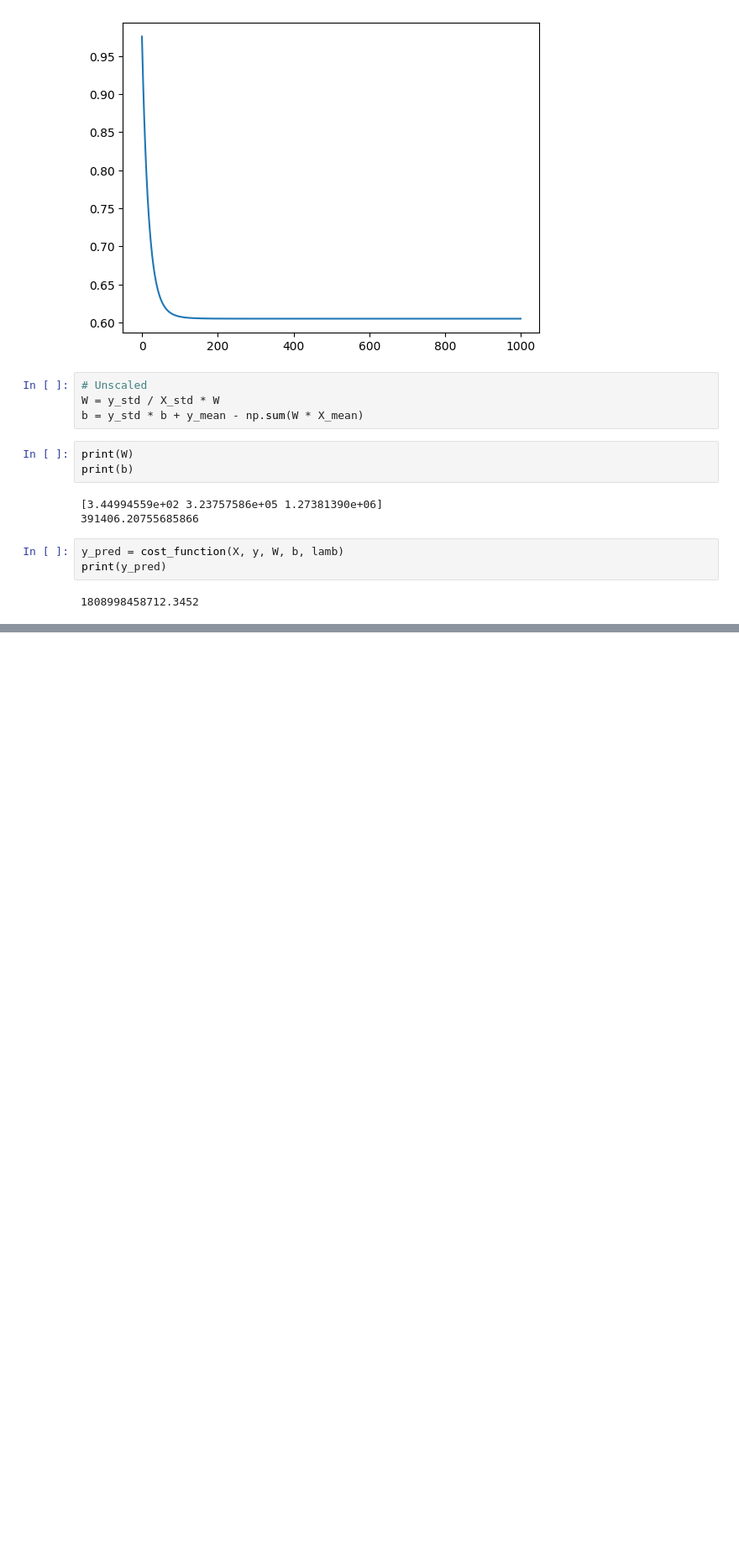
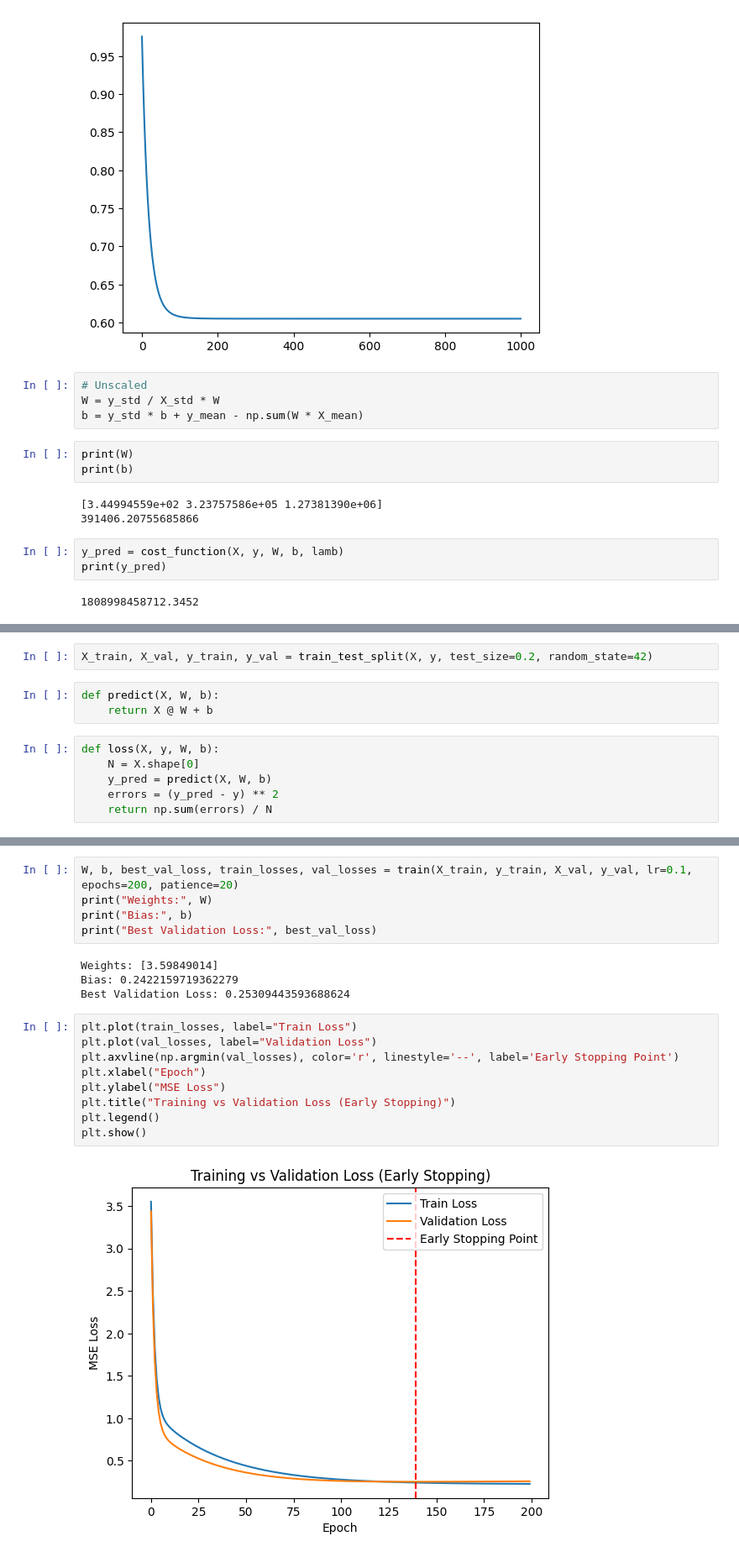
Before and after one commit to TruongQuangPhat/AI-Journey, a Jupyter notebook: Machine_Learning/Overfitting/overfitting_underfitting.ipynb, the cells around one changed output, grey strips where cells are left out. Shown at 84% size. Saved outputs shown, nothing was run; the diff lists cells and outputs as text; blank space fills up the shorter version.

```diff
--- a/Machine_Learning/Overfitting/overfitting_underfitting.ipynb
+++ b/Machine_Learning/Overfitting/overfitting_underfitting.ipynb
@@ -286,0 +436,11 @@ print(y_pred)
+# %%
+X_train, X_val, y_train, y_val = train_test_split(X, y, test_size=0.2, random_state=42)
+# %%
+def predict(X, W, b):
+    return X @ W + b
+# %%
+def loss(X, y, W, b):
+    N = X.shape[0]
+    y_pred = predict(X, W, b)
+    errors = (y_pred - y) ** 2
+    return np.sum(errors) / N
@@ -286,0 +489,20 @@ print(y_pred)
+# %%
+W, b, best_val_loss, train_losses, val_losses = train(X_train, y_train, X_val, y_val, lr=0.1, epochs=200, patience=20)
+print("Weights:", W)
+print("Bias:", b)
+print("Best Validation Loss:", best_val_loss)
+# %% [output]
+Weights: [3.59849014]
+Bias: 0.2422159719362279
+Best Validation Loss: 0.25309443593688624
+# %%
+plt.plot(train_losses, label="Train Loss")
+plt.plot(val_losses, label="Validation Loss")
+plt.axvline(np.argmin(val_losses), color='r', linestyle='--', label='Early Stopping Point')
+plt.xlabel("Epoch")
+plt.ylabel("MSE Loss")
+plt.title("Training vs Validation Loss (Early Stopping)")
+plt.legend()
+plt.show()
+# %% [output]
+[figure, added]
```
Also changed, not shown: parts of 28 cells of this notebook, 1 other file.
